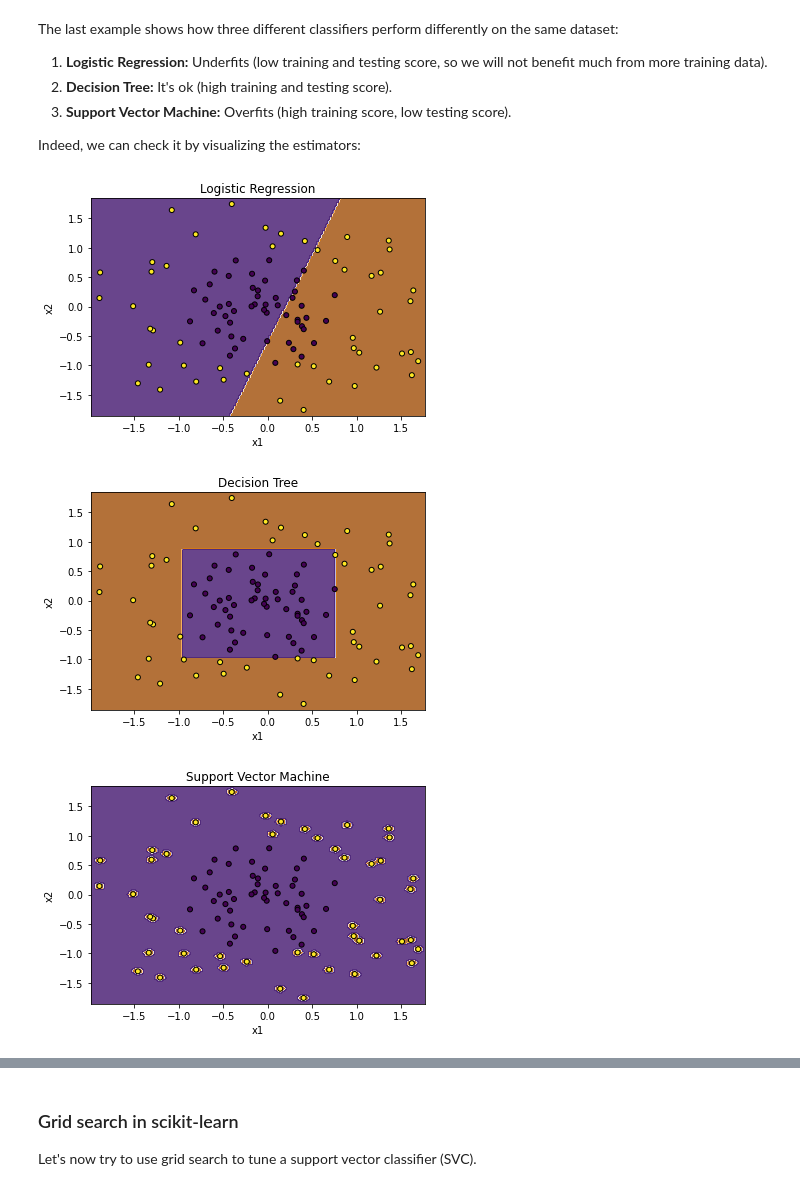
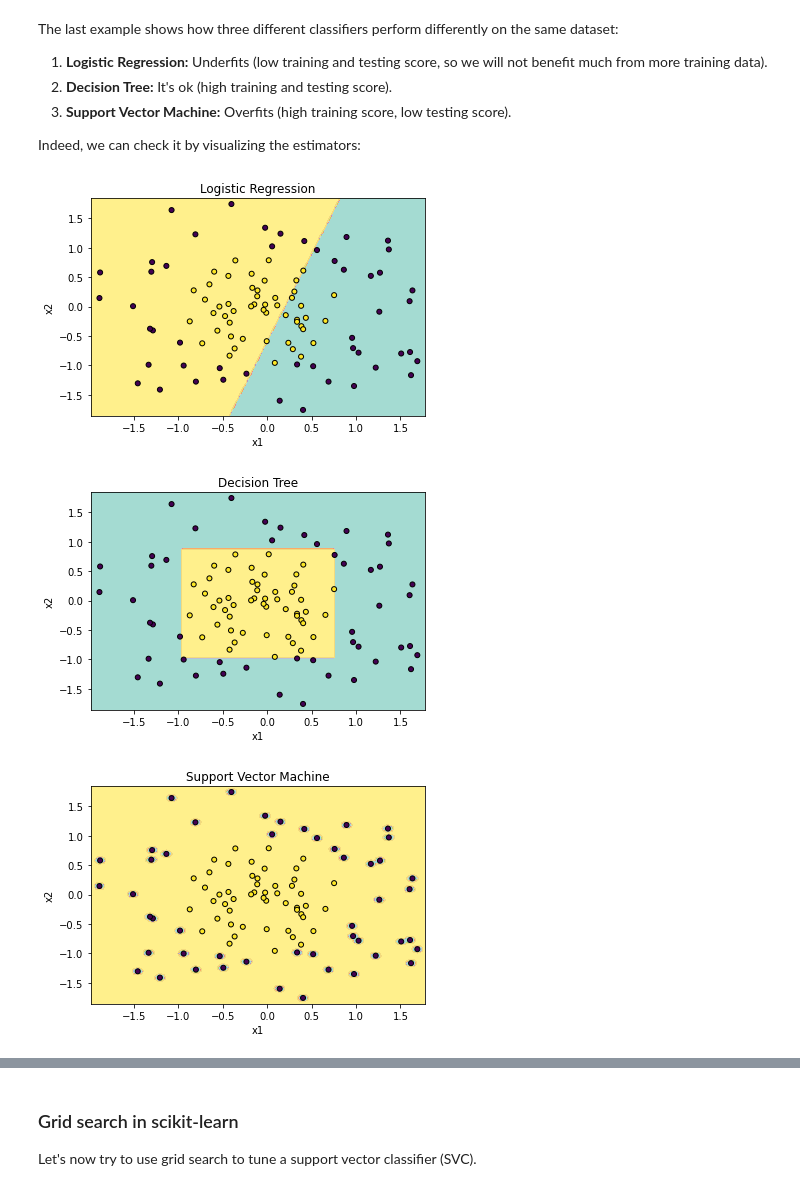
Before and after one commit to pietroventurini/machine-learning-notes, a Jupyter notebook: 2 - Model evaluation and validation.ipynb, the cells around one changed output, grey strips where cells are left out. Drawn from its saved outputs; the diff is of its cells as text; code cells hidden in the pictures.

```diff
--- a/2 - Model evaluation and validation.ipynb
+++ b/2 - Model evaluation and validation.ipynb
@@ -287,7 +298,7 @@ Note that if we talk about score, instead of error, these are opposite, so the h
 # %%
 from sklearn.model_selection import learning_curve
 
-# It is good to randomize the data before drawing Learning Curves
+# It is a good practice to randomize data before drawing Learning Curves
 def randomize(X, Y):
     permutation = np.random.permutation(Y.shape[0])
     X2 = X[permutation,:]
@@ -297,15 +308,16 @@ def randomize(X, Y):
 # Procedure to draw the learning curves of a certain model
 def draw_learning_curves(X, y, estimator, num_trainings, estimator_name):
     X2, y2 = randomize(X, y)
-    train_sizes, train_scores, test_scores = learning_curve(
-        estimator, X2, y2, cv=3, n_jobs=1, train_sizes=np.linspace(.1, 1.0, num_trainings))
+    train_sizes, train_scores, test_scores = learning_curve(estimator, X2, y2,
+                                                            cv=3,
+                                                            n_jobs=1,
+                                                            train_sizes=np.linspace(.1, 1.0, num_trainings))
     train_scores_mean = np.mean(train_scores, axis=1)
     train_scores_std = np.std(train_scores, axis=1)
     test_scores_mean = np.mean(test_scores, axis=1)
     test_scores_std = np.std(test_scores, axis=1)
 
-    plt.grid()
-
+    plt.grid(True, alpha=0.3)
     plt.title("Learning Curves: {}".format(estimator_name))
     plt.xlabel("Training examples")
     plt.ylabel("Score")
@@ -315,7 +327,6 @@ def draw_learning_curves(X, y, estimator, num_trainings, estimator_name):
     plt.plot(train_sizes, test_scores_mean, 'o-', color="y",
              label="Cross-validation score")
 
-
     plt.legend(loc="best")
 
     plt.show()
@@ -362,29 +373,29 @@ Indeed, we can check it by visualizing the estimators:
 # %%
 def plot_estimator(X, y, estimator, estimator_name):
     # Fit the classifier to the data
     estimator.fit(X,y)
 
     # Plot data and decision boundaries
     x_min, x_max = X[:, 0].min() - .1, X[:, 0].max() + .1
     y_min, y_max = X[:, 1].min() - .1, X[:, 1].max() + .1
-    xx, yy = np.meshgrid(np.arange(x_min, x_max, .02),
-                         np.arange(y_min, y_max, .02))
+    xx, yy = np.meshgrid(np.arange(x_min, x_max, .01),
+                         np.arange(y_min, y_max, .01))
 
     Z = estimator.predict(np.c_[xx.ravel(), yy.ravel()]) # predict Z for every point of the meshgrid
     Z = Z.reshape(xx.shape)
-    plt.contourf(xx, yy, Z, cmap=plt.cm.PuOr, alpha=0.8)
-    plt.scatter(X[:,0], X[:,1], marker='o', c=-y, s=25, edgecolor='k')
+    plt.contourf(xx, yy, Z, cmap=plt.cm.Set3, alpha=0.8)
+    plt.scatter(X[:,0], X[:,1], marker='o', c=y, s=25, edgecolor='k')
     plt.title(estimator_name)
     plt.xlabel('x1')
     plt.ylabel('x2')
     plt.show()
 
 plot_estimator(X, y, estimator_LR, 'Logistic Regression')
 plot_estimator(X, y, estimator_GBC, 'Decision Tree')
 plot_estimator(X, y, estimator_SVC, 'Support Vector Machine')
 # %% [output]
-[figure, old version]
+[figure, new version]
-[figure, old version]
+[figure, new version]
-[figure, old version]
+[figure, new version]
 # %% [markdown]
 ## Grid search
```
Also changed, not shown: parts of 21 cells of this notebook, 3 other files.
